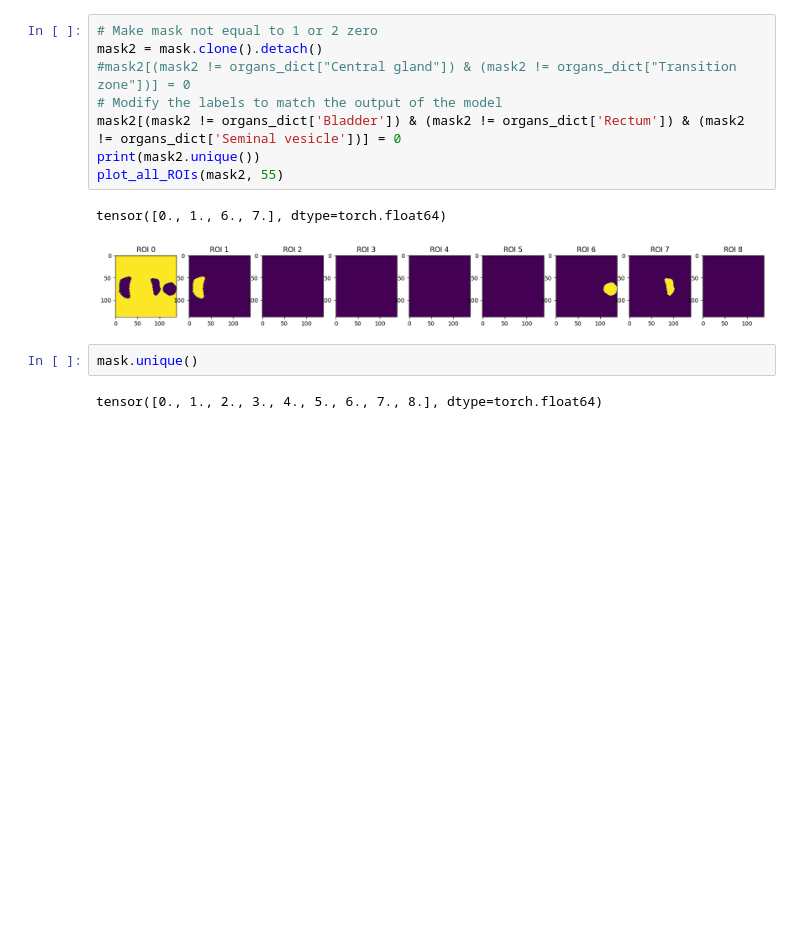
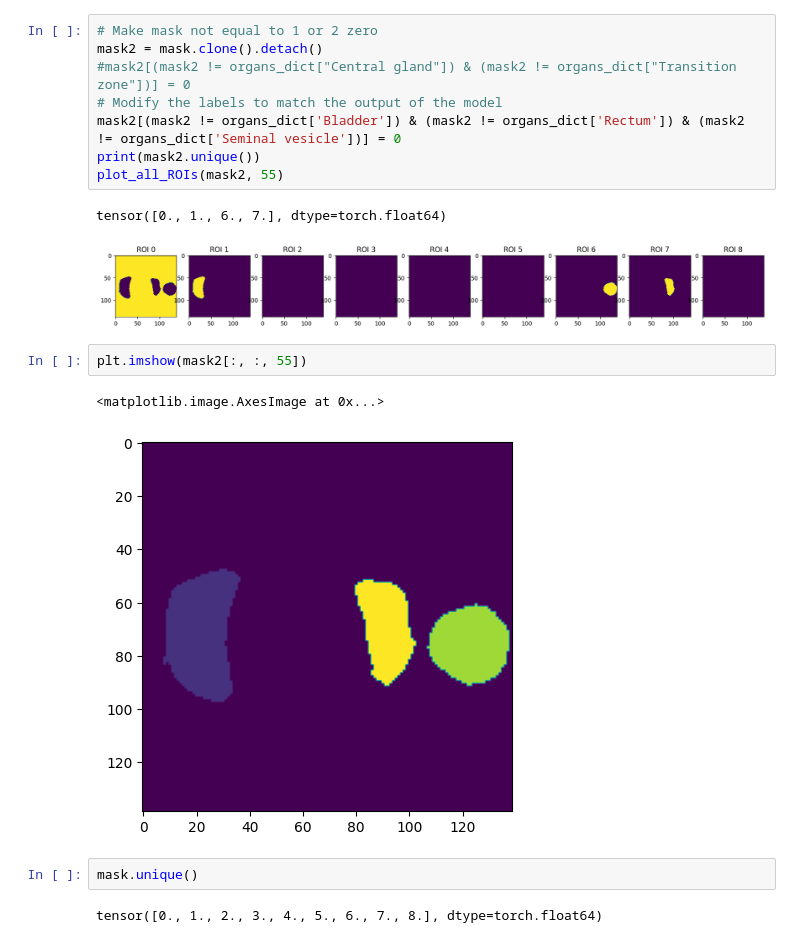
Before and after one commit to R-icntay/ml_cw2, a Jupyter notebook: multi_task_learning/img_mask.ipynb, the cells around one changed output. Drawn from its saved outputs; the diff is of its cells as text; blank space fills up the shorter version.

```diff
--- a/multi_task_learning/img_mask.ipynb
+++ b/multi_task_learning/img_mask.ipynb
@@ -229,6 +229,11 @@ plot_all_ROIs(mask2, 55)
 # %% [output]
 tensor([0., 1., 6., 7.], dtype=torch.float64)
 [figure]
+# %%
+plt.imshow(mask2[:, :, 55])
+# %% [output]
+<matplotlib.image.AxesImage at 0x...>
+[figure, added]
 # %%
 mask.unique()
 # %% [output]
```
Also changed, not shown: parts of 1 cell of this notebook.
